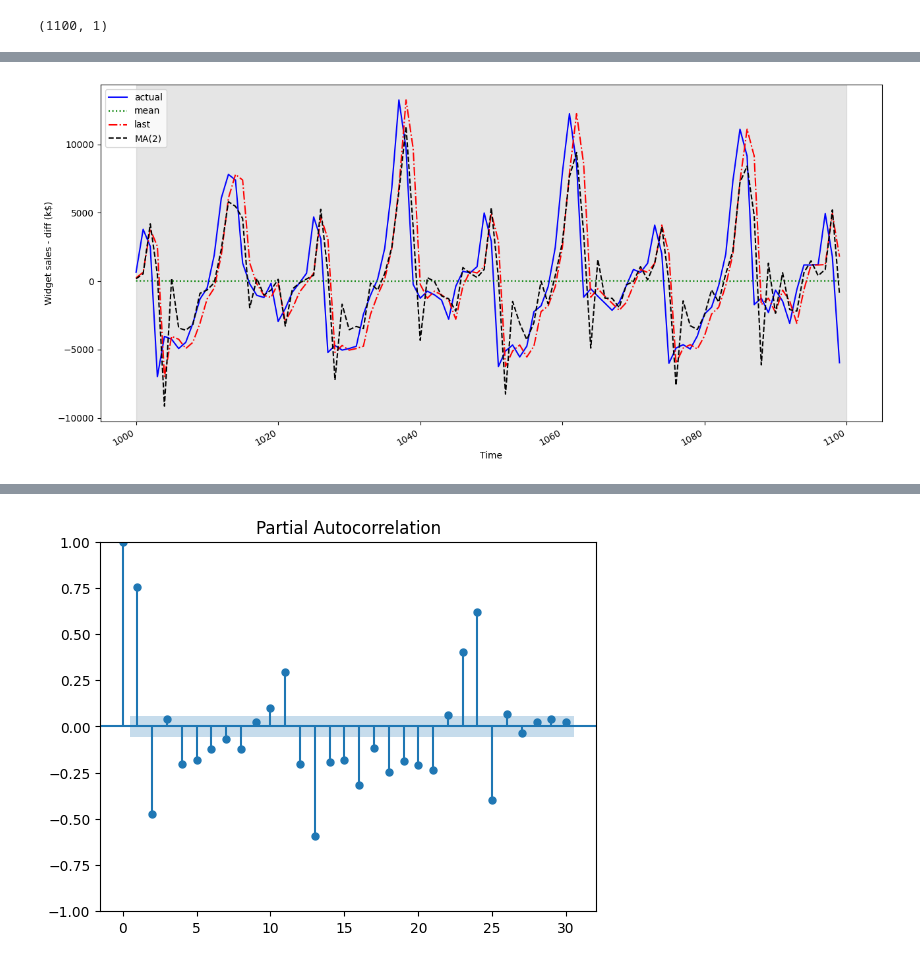
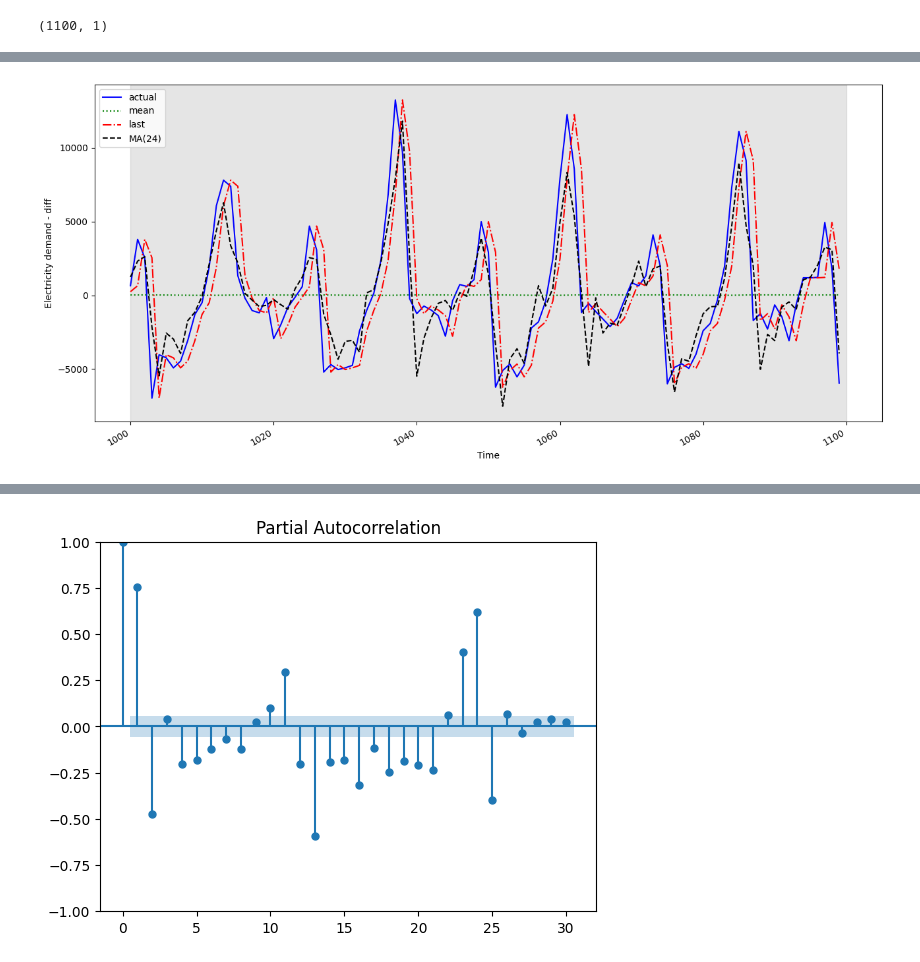
Before and after one commit to Suman-Adhikary/Time-Series-Analysis-on-hourly-Electricity-demand, a Jupyter notebook: Time_Series_Analysis.ipynb, the cells around one changed output, grey strips where cells are left out. Cells and saved outputs as stored; diff of their text form; code cells hidden in the pictures.

```diff
--- a/Time_Series_Analysis.ipynb
+++ b/Time_Series_Analysis.ipynb
@@ -397,23 +451,22 @@ pred_df.head()
 # %%
 fig, ax = plt.subplots(figsize = (13, 6))
 
-# ax.plot(MA_dataset_diff['Hourly Demand Met (in MW) diff'])
 ax.plot(pred_df['Hourly Demand Met (in MW) diff'], 'b-', label='actual')
 ax.plot(pred_df['pred_mean'], 'g:', label='mean')
 ax.plot(pred_df['pred_last_value'], 'r-.', label='last')
-ax.plot(pred_df['pred_MA'], 'k--', label='MA(2)')
+ax.plot(pred_df['pred_MA'], 'k--', label='MA(24)')
 
 ax.legend(loc=2)
 
 ax.set_xlabel('Time')
-ax.set_ylabel('Widget sales - diff (k$)')
+ax.set_ylabel('Electricity demand - diff')
 
 ax.axvspan(1000, 1100, color='#808080', alpha=0.2)
 
 fig.autofmt_xdate()
 plt.tight_layout()
 # %% [output]
-[figure, old version]
+[figure, new version]
 # %%
 mse_mean = mean_squared_error(pred_df['Hourly Demand Met (in MW) diff'], pred_df['pred_mean'])
 mse_last = mean_squared_error(pred_df['Hourly Demand Met (in MW) diff'], pred_df['pred_last_value'])
```
Also changed, not shown: parts of 139 cells of this notebook.
